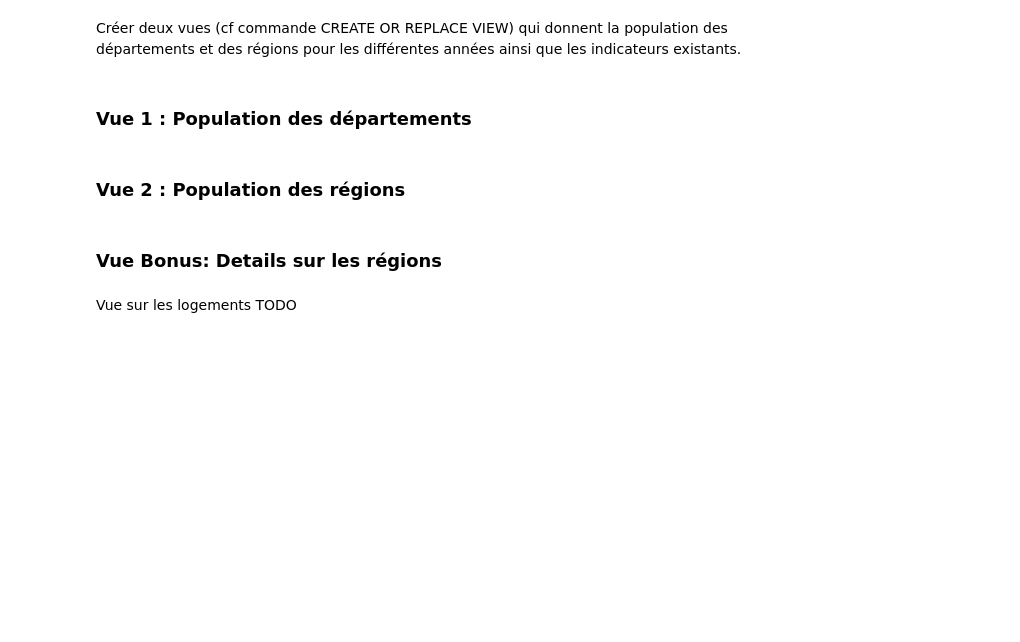
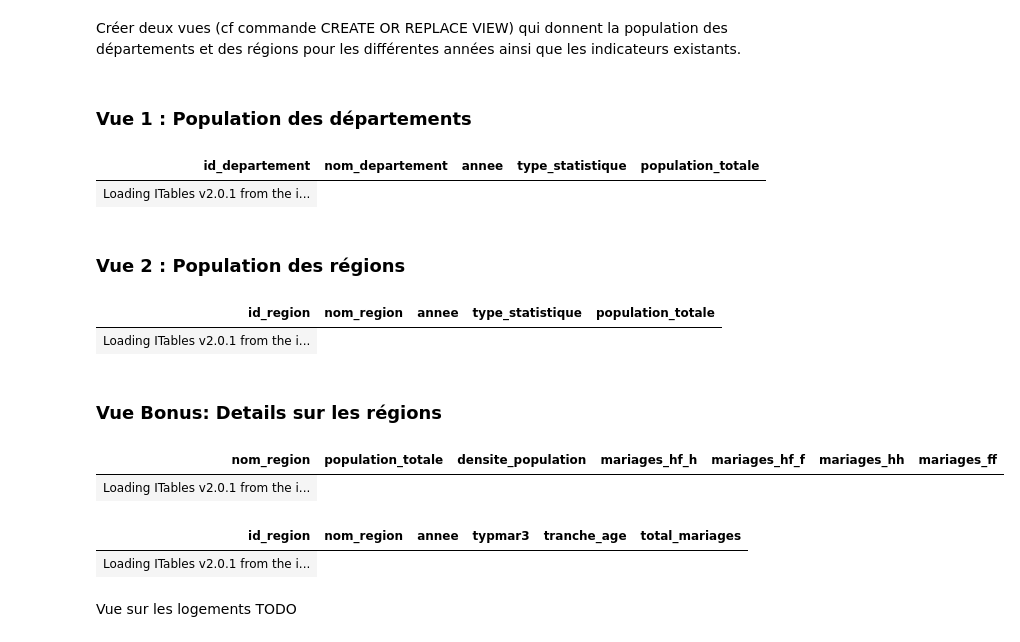
Before and after one commit to Hisqkq/INSEE-Database, a Jupyter notebook: rapport.ipynb, the cells around one changed output. Drawn from its saved outputs; the diff is of its cells as text; code cells hidden in the pictures; blank space fills up the shorter version.

```diff
--- a/rapport.ipynb
+++ b/rapport.ipynb
@@ -140,17 +214,20 @@ df
 # %% [markdown]
 ### Le nombre de mariages par tranche d'âge dans une région donnée
 # %%
-nom_region = 'Nouvelle-Aquitaine'
-
-request = f"""SELECT sma.grage AS tranche_age, SUM(sma.nb_mariages) AS total_mariages
-FROM statistiques_mariages_age sma
-JOIN region r ON sma.id_region = r.id_region
-WHERE sma.annee = 2021 AND r.nom_region = '{nom_region}'
-GROUP BY sma.grage
-ORDER BY sma.grage;
-"""
-
-cur.execute(request)
-rows = cur.fetchall()
-df = pd.DataFrame(rows, columns=['tranche_age', 'total_mariages'])
-df
+@interact(region=regions)
+def mariage_age_region(region):
+    conn = connect()
+    cur = conn.cursor()
+    query = """SELECT sma.grage AS tranche_age, SUM(sma.nb_mariages) AS total_mariages
+    FROM statistiques_mariages_age sma
+    JOIN region r ON sma.id_region = r.id_region
+    WHERE sma.annee = 2021 AND r.nom_region = %s
+    GROUP BY sma.grage
+    ORDER BY sma.grage;
+    """
+    cur.execute(query, (region,))
+    rows = cur.fetchall()
+    df = pd.DataFrame(rows, columns=['tranche_age', 'total_mariages'])
+    display(df)
+    cur.close()
+    conn.close()
@@ -227,7 +312,10 @@ cur.execute(request)
 conn.commit()
 rows = cur.fetchall()
 df = pd.DataFrame(rows, columns=['id_departement', 'nom_departement', 'annee', 'type_statistique', 'population_totale'])
-df
+display(df)
+# %% [output]
+| id_departement | nom_departement | annee | type_statistique | population_totale |
+| Loading ITables v2.0.1 from the i... |
 # %% [markdown]
 ### Vue 2 : Population des régions
 # %%
@@ -255,12 +343,13 @@ try:
     cur.execute(request)
     rows = cur.fetchall()
     df = pd.DataFrame(rows, columns=['id_region', 'nom_region', 'annee', 'type_statistique', 'population_totale'])
-
+    display(df)
 except Exception as e:
     conn.rollback()
     print(f"Error: {e}")
-
-df
+# %% [output]
+| id_region | nom_region | annee | type_statistique | population_totale |
+| Loading ITables v2.0.1 from the i... |
 # %% [markdown]
 ### Vue Bonus: Details sur les régions
 # %%
@@ -314,36 +403,37 @@ try:
             sm.id_region
     ) mar ON r.id_region = mar.id_region;
     """
     cur.execute(vue_region_details)
     conn.commit()
 
     request = """
     SELECT
         nom_region,
         population_totale,
         densite_population,
         mariages_hf_h,
         mariages_hf_f,
         mariages_hh,
         mariages_ff
     FROM
         vue_region_detaillee
     WHERE
         densite_population > 100
     ORDER BY
         densite_population DESC;
     """
     cur.execute(request)
     rows = cur.fetchall()
     df = pd.DataFrame(rows, columns=['nom_region', 'population_totale', 'densite_population', 'mariages_hf_h', 'mariages_hf_f', 'mariages_hh', 'mariages_ff'])
-
+    display(df)
 except Exception as e:
     conn.rollback()
     print(f"Error: {e}")
 finally:
     conn.commit()
-
-df
+# %% [output]
+| nom_region | population_totale | densite_population | mariages_hf_h | mariages_hf_f | mariages_hh | mariages_ff |
+| Loading ITables v2.0.1 from the i... |
 # %%
 try:
     cur.execute("DROP VIEW IF EXISTS vue_mariages_par_region;")
@@ -382,14 +472,15 @@ try:
     cur.execute(request)
     rows = cur.fetchall()
     df = pd.DataFrame(rows, columns=['id_region', 'nom_region', 'annee', 'typmar3', 'tranche_age', 'total_mariages'])
-
+    display(df)
 except Exception as e:
     conn.rollback()
     print(f"Error: {e}")
 finally:
     conn.commit()
-
-df
+# %% [output]
+| id_region | nom_region | annee | typmar3 | tranche_age | total_mariages |
+| Loading ITables v2.0.1 from the i... |
 # %% [markdown]
 Vue sur les logements TODO
 # %% [markdown]
```
Also changed, not shown: parts of 34 cells of this notebook, 1 other file.
